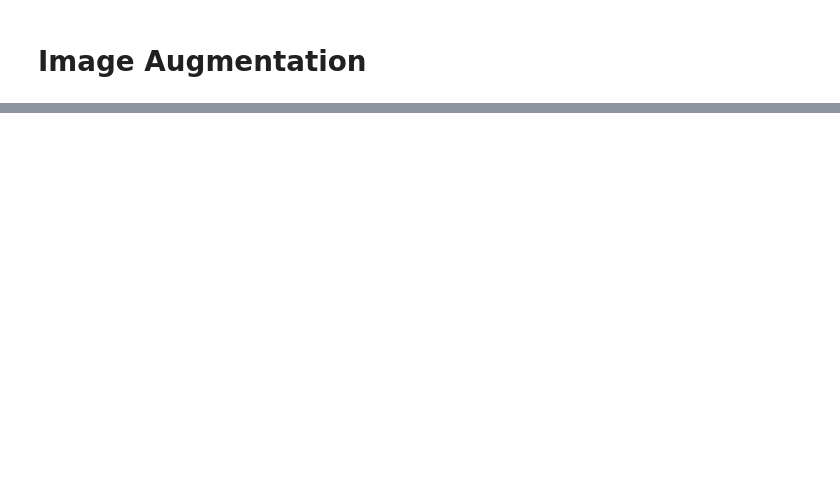
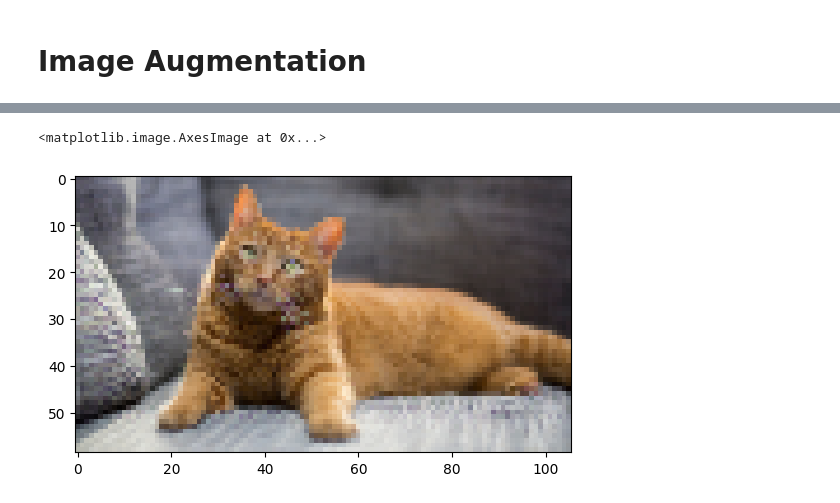
Before and after one commit to srsimonson/deep-learning, a Jupyter notebook: cnn/image_augmentation.ipynb, the cells around one changed output, grey strips where cells are left out. Drawn from its saved outputs; the diff is of its cells as text; code cells hidden in the pictures; blank space fills up the shorter version.

```diff
--- a/cnn/image_augmentation.ipynb
+++ b/cnn/image_augmentation.ipynb
@@ -33,0 +41,9 @@ from cv2 import resize
+# %%
+newer_height = int(img_rescale.shape[1] * 0.5)   # 119
+newer_width = int(img_rescale.shape[0] * 0.5)    # 212
+
+img_rescale_again = resize(img_rescale, (newer_height, newer_width))
+plt.imshow(img_rescale_again)
+# %% [output]
+<matplotlib.image.AxesImage at 0x...>
+[figure, added]
```
Also changed, not shown: parts of 18 cells of this notebook.
